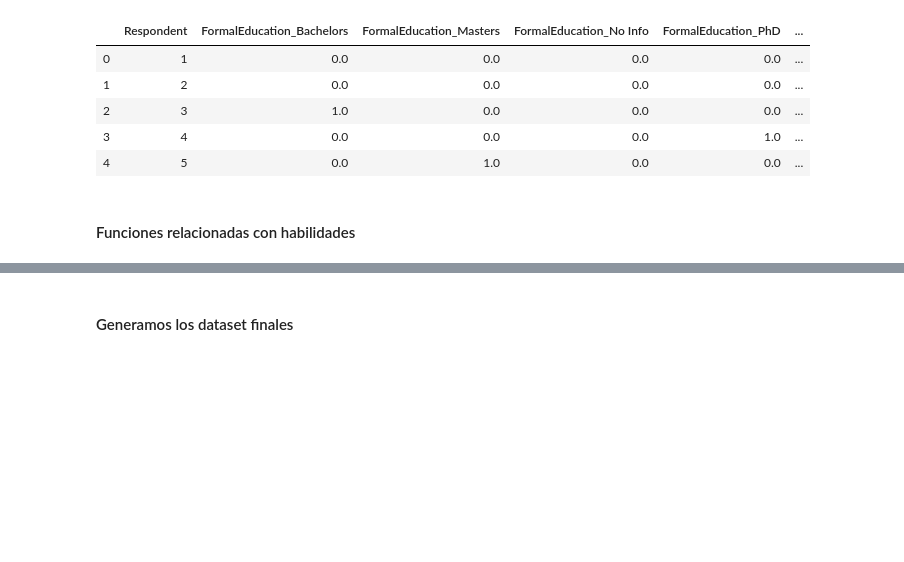
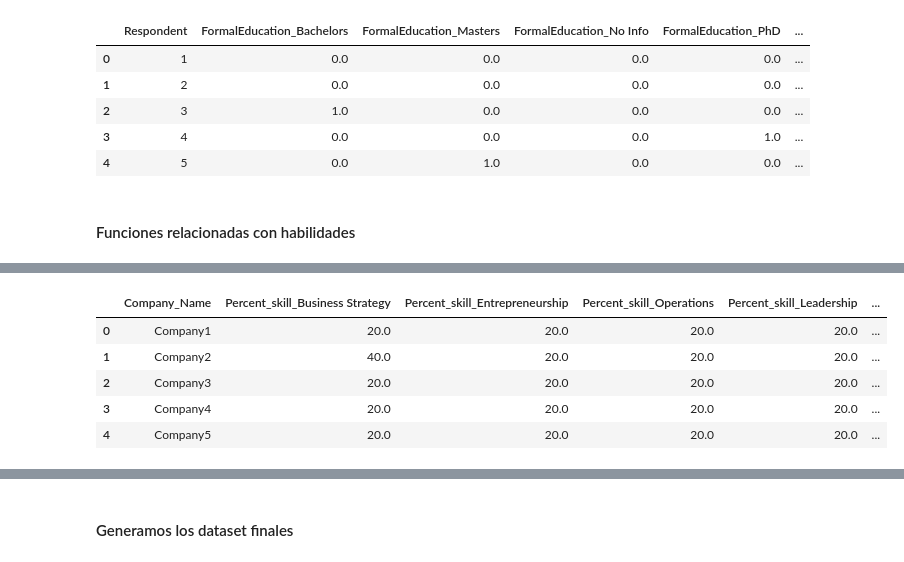
Before and after one commit to Cmarinoc/TFM_Startups, a Jupyter notebook: MatchEmpresasFreelances.ipynb, the cells around one changed output, grey strips where cells are left out. Saved outputs shown, nothing was run; the diff lists cells and outputs as text; code cells hidden in the pictures; blank space fills up the shorter version.

```diff
--- a/MatchEmpresasFreelances.ipynb
+++ b/MatchEmpresasFreelances.ipynb
@@ -331,3 +364,24 @@ df_companies_out4.head()
+# %%
+df_companies_out4=skills_comp(companies,var_comp_recode)
+df_companies_out4.head()
+col_names=["Percent_skill_Business Strategy","Percent_skill_Entrepreneurship","Percent_skill_Operations","Percent_skill_Leadership","Percent_skill_Engineering"]
+
+#Recodifica los valores entre 0 y 1 a valores entre 0 y 100 para aplicar Jaccard
+for i in col_names:
+        df_companies_out4[i]=df_companies_out4[i].replace(0.2,20)
+        df_companies_out4[i]=df_companies_out4[i].replace(0.4,40)
+        df_companies_out4[i]=df_companies_out4[i].replace(0.6,60)
+        df_companies_out4[i]=df_companies_out4[i].replace(0.8,80)
+        df_companies_out4[i]=df_companies_out4[i].replace(1,100)
+
+df_companies_out4.head()
+# %% [output]
+|  | Company_Name | Percent_skill_Business Strategy | Percent_skill_Entrepreneurship | Percent_skill_Operations | Percent_skill_Leadership | ... |
+| 0 | Company1 | 20.0 | 20.0 | 20.0 | 20.0 | ... |
+| 1 | Company2 | 40.0 | 20.0 | 20.0 | 20.0 | ... |
+| 2 | Company3 | 20.0 | 20.0 | 20.0 | 20.0 | ... |
+| 3 | Company4 | 20.0 | 20.0 | 20.0 | 20.0 | ... |
+| 4 | Company5 | 20.0 | 20.0 | 20.0 | 20.0 | ... |
 # %%
 ### ahora unificamos todo
 # %%
```
Also changed, not shown: parts of 23 cells of this notebook.
